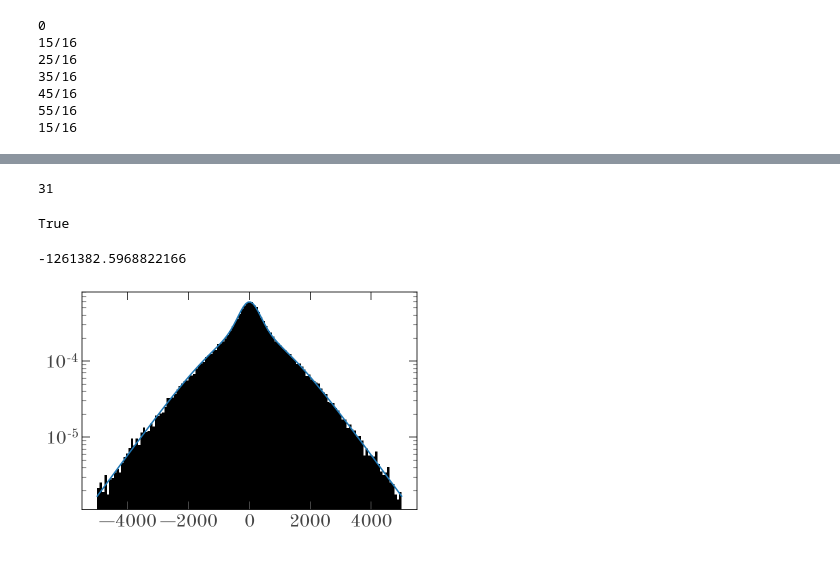
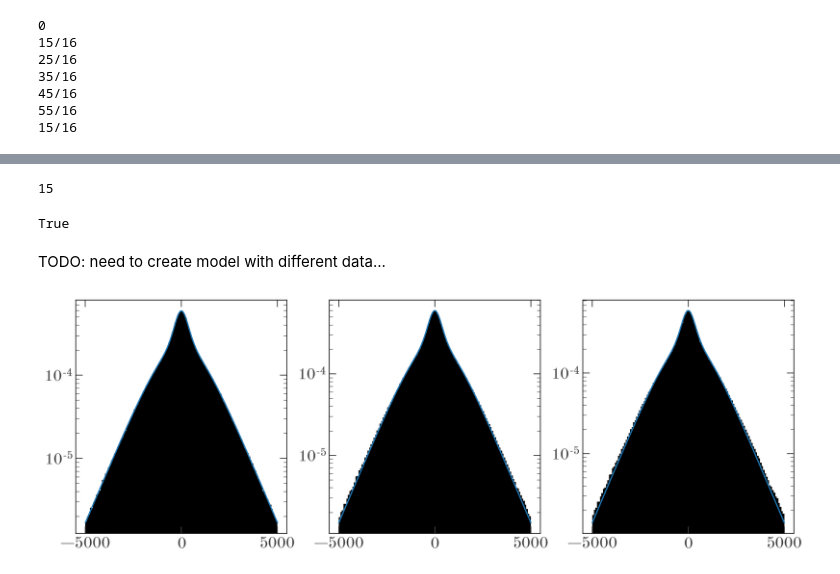
Before and after one commit to adrn/solar-velocity, a Jupyter notebook: notebooks/Simulated-midplane-with-selection.ipynb, the cells around one changed output, grey strips where cells are left out. Saved outputs shown, nothing was run; the diff lists cells and outputs as text; code cells hidden in the pictures.

```diff
--- a/notebooks/Simulated-midplane-with-selection.ipynb
+++ b/notebooks/Simulated-midplane-with-selection.ipynb
@@ -216,8 +240,7 @@ for i in range(len(p0)):
     for j, val in enumerate(vals):
         print(f"{j}/{len(vals)}", end="\r")
         this_p0[i] = val
-        lls.append(ln_likelihood(this_p0, data,
-                                 sgrA, ln_density_args, min_b, max_dist))
+        lls.append(model.ln_likelihood(this_p0))
     all_lls.append(lls)
 all_lls = np.array(all_lls)
 # %% [output]
@@ -234,6 +257,6 @@ for i in range(all_lls.shape[0]):
     axes[0].plot(all_vals[i], all_lls[i])
     axes[1].plot(all_vals[i], np.exp(all_lls[i] - all_lls[i].max()))
     for ax in axes:
-        ax.set_xlabel(p0_names[i])
+        ax.set_xlabel(model.par_names[i])
         ax.axvline(p0[i])
 # %% [output]
@@ -246,8 +269,7 @@ for i in range(all_lls.shape[0]):
 # %%
 full_res = minimize(
-    lambda *args: -ln_likelihood(*args),
+    lambda *args: -model.ln_likelihood(*args),
     x0=p0,
-    args=(data, truth['sgrA'], ln_density_args, min_b, max_dist),
     method='nelder-mead'
 )
 # %%
@@ -264,25 +286,33 @@ array([ 11.52103127,   5.30784134,   6.69455547,   0.30561021,
 rng = np.random.default_rng(seed=42)
 
 bootstrap_res = []
-for i in range(32):
+for i in range(16):
     print(i, end='\r')
     batch = data[:, rng.choice(data.shape[1], size=data.shape[1])]
-    res = minimize(lambda *args: -ln_likelihood(*args),
-                   x0=p0, args=(batch, truth['sgrA'], ln_density_args, min_b, max_dist),
-                   method='nelder-mead')
+    batch_model = Model(batch, truth['sgrA'], min_b, max_dist, usys)
+    res = minimize(lambda *args: -batch_model.ln_likelihood(*args),
+                   x0=p0, method='nelder-mead')
     bootstrap_res.append(res)
 # %% [output]
-31
+15
 # %%
 np.all([res.success for res in bootstrap_res])
 # %% [output]
 True
 # %%
 bootstrap_optp = np.array([res.x for res in bootstrap_res])
+# %% [markdown]
+TODO: need to create model with different data...
 # %%
-ln_likelihood(p0, sim_gal.xyz.decompose(usys).value, truth['sgrA'],
-              ln_density_args, min_b, max_dist,
-              plot=True)
+plt.figure(figsize=(15, 5))
+
+plt.subplot(131)
+model_all.ln_likelihood(p0, plot=True);
+
+plt.subplot(132)
+model_all.ln_likelihood(full_res.x, plot=True);
+
+plt.subplot(133)
+model_all.ln_likelihood(bootstrap_optp[0], plot=True);
 # %% [output]
--1261382.5968822166
-[figure, old version]
+[figure, new version]
```
Also changed, not shown: parts of 25 cells of this notebook, 3 other files.
